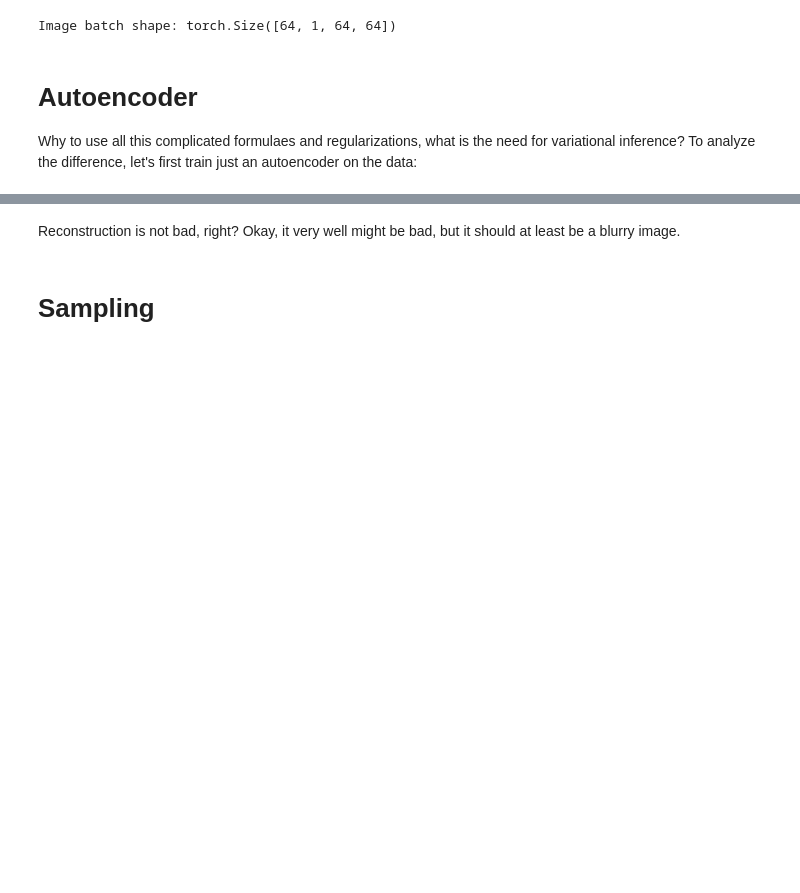
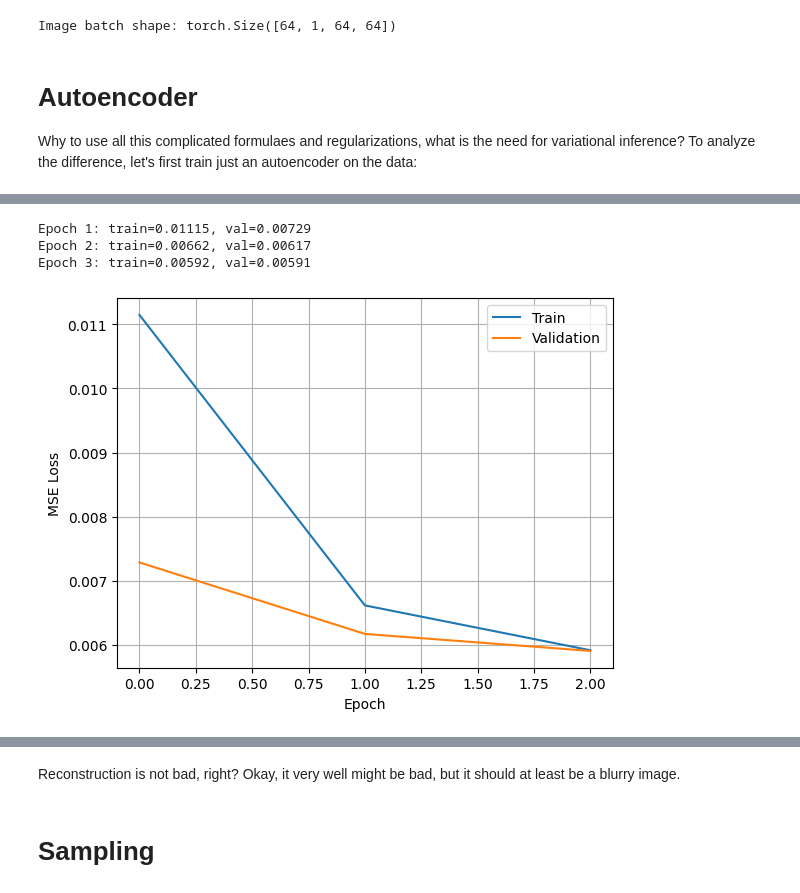
Before and after one commit to chenfengru/Practical-DeepLearning, a Jupyter notebook: week10_generative/week10_homework_vae.ipynb, the cells around one changed output, grey strips where cells are left out. Drawn from its saved outputs; the diff is of its cells as text; code cells hidden in the pictures; blank space fills up the shorter version.

```diff
--- a/week10_generative/week10_homework_vae.ipynb
+++ b/week10_generative/week10_homework_vae.ipynb
@@ -183,3 +170,56 @@ optimizer = optim.Adam(autoencoder.parameters())
+# %%
+# Train your autoencoder
+# Visualize progress in reconstruction and loss decay
+
+num_epochs = 3
+train_losses = []
+val_losses = []
+
+for epoch in range(num_epochs):
+    autoencoder.train()
+    train_loss = 0.0
+
+    for images, _ in train_loader:
+        images = images.to(device)
+
+        optimizer.zero_grad()
+        reconstruction, z = autoencoder(images)
+        loss = criterion(reconstruction, images)
+        loss.backward()
+        optimizer.step()
+
+        train_loss += loss.item() * images.size(0)
+
+    train_loss /= len(train_loader.dataset)
+    train_losses.append(train_loss)
+
+    autoencoder.eval()
+    val_loss = 0.0
+
+    with torch.no_grad():
+        for images, _ in val_loader:
+            images = images.to(device)
+            reconstruction, _ = autoencoder(images)
+            loss = criterion(reconstruction, images)
+            val_loss += loss.item() * images.size(0)
+
+    val_loss /= len(val_loader.dataset)
+    val_losses.append(val_loss)
+
+    print(f"Epoch {epoch + 1}: train={train_loss:.5f}, val={val_loss:.5f}")
+
+plt.plot(train_losses, label="Train")
+plt.plot(val_losses, label="Validation")
+plt.xlabel("Epoch")
+plt.ylabel("MSE Loss")
+plt.legend()
+plt.grid(True)
+plt.show()
+# %% [output]
+Epoch 1: train=0.01115, val=0.00729
+Epoch 2: train=0.00662, val=0.00617
+Epoch 3: train=0.00592, val=0.00591
+[figure, added]
 # %%
 # Examine the reconstructions
 from itertools import islice
```
Also changed, not shown: parts of 23 cells of this notebook.
